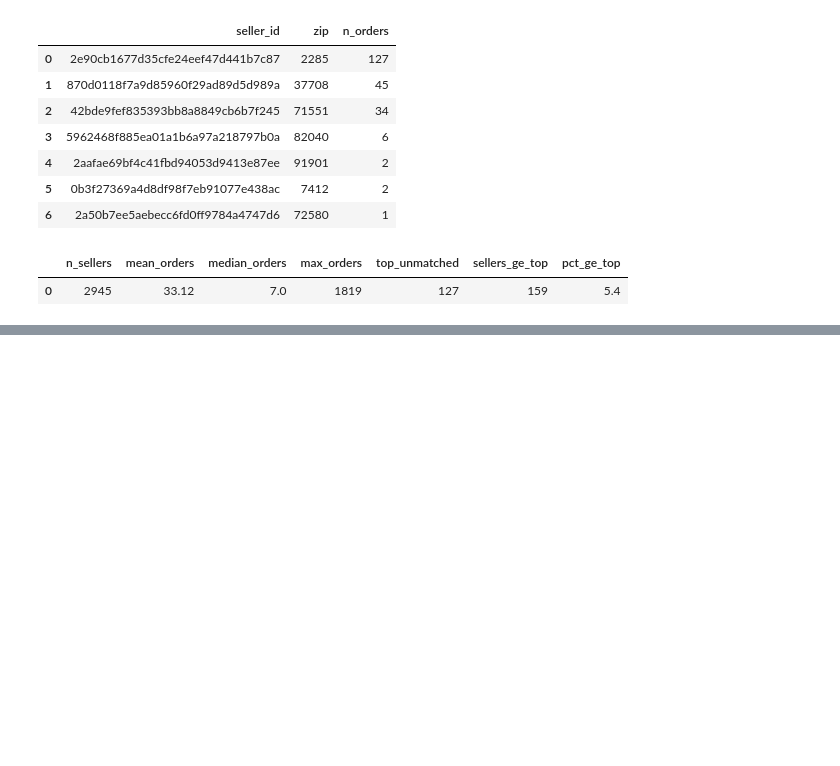
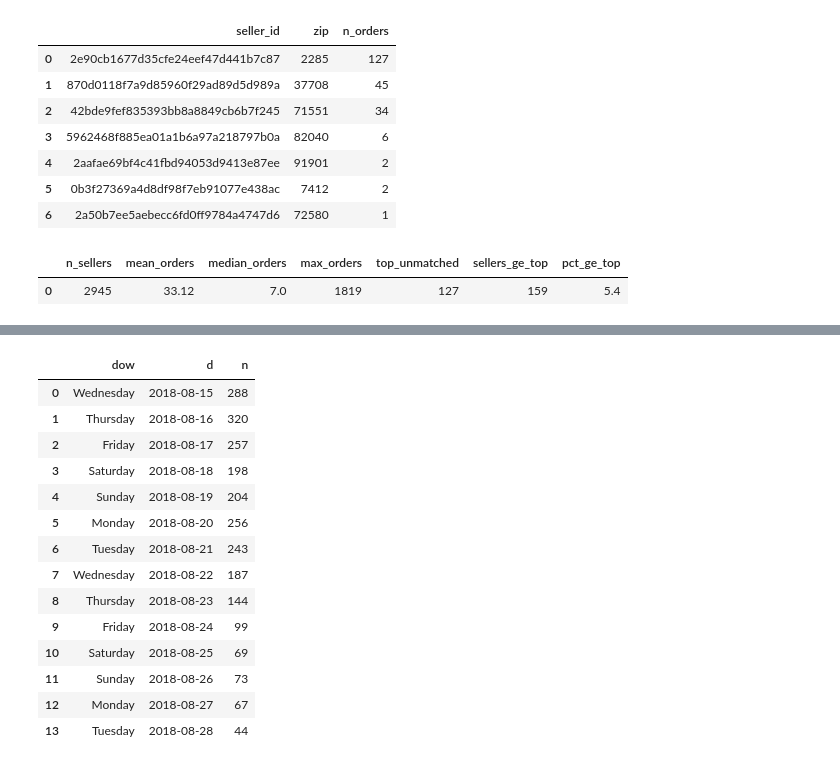
Before and after one commit to choi-yeonju/data-analysis-portfolio, a Jupyter notebook: olist/notebooks/02_geo_distance.ipynb, the cells around one changed output, grey strips where cells are left out. Cells and saved outputs as stored; diff of their text form; code cells hidden in the pictures; blank space fills up the shorter version.

```diff
--- a/olist/notebooks/02_geo_distance.ipynb
+++ b/olist/notebooks/02_geo_distance.ipynb
@@ -440,0 +564,24 @@ SELECT (SELECT COUNT(*) FROM sc) AS n_sellers,
+# %%
+# [보충 D, 2026-09-23 재검토] 같은 요일끼리 대조 — 주문건수 붕괴가 요일 효과가 아닌지 확인
+con.execute("""
+SELECT DAYNAME(CAST(order_purchase_timestamp AS DATE)) AS dow,
+       CAST(order_purchase_timestamp AS DATE) AS d, COUNT(*) AS n
+FROM orders WHERE order_purchase_timestamp >= '2018-08-15' AND order_purchase_timestamp < '2018-08-29'
+GROUP BY dow, d ORDER BY d
+""").df()
+# %% [output]
+|  | dow | d | n |
+| 0 | Wednesday | 2018-08-15 | 288 |
+| 1 | Thursday | 2018-08-16 | 320 |
+| 2 | Friday | 2018-08-17 | 257 |
+| 3 | Saturday | 2018-08-18 | 198 |
+| 4 | Sunday | 2018-08-19 | 204 |
+| 5 | Monday | 2018-08-20 | 256 |
+| 6 | Tuesday | 2018-08-21 | 243 |
+| 7 | Wednesday | 2018-08-22 | 187 |
+| 8 | Thursday | 2018-08-23 | 144 |
+| 9 | Friday | 2018-08-24 | 99 |
+| 10 | Saturday | 2018-08-25 | 69 |
+| 11 | Sunday | 2018-08-26 | 73 |
+| 12 | Monday | 2018-08-27 | 67 |
+| 13 | Tuesday | 2018-08-28 | 44 |
```
Also changed, not shown: parts of 29 cells of this notebook, 14 other files.
